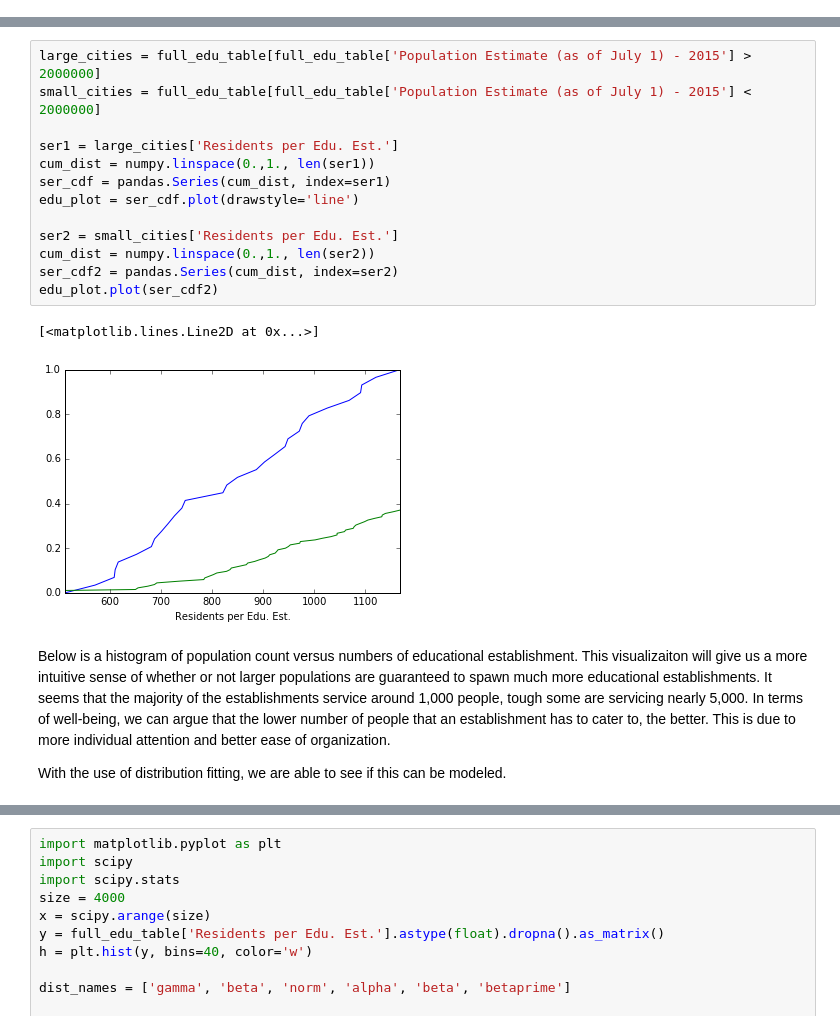
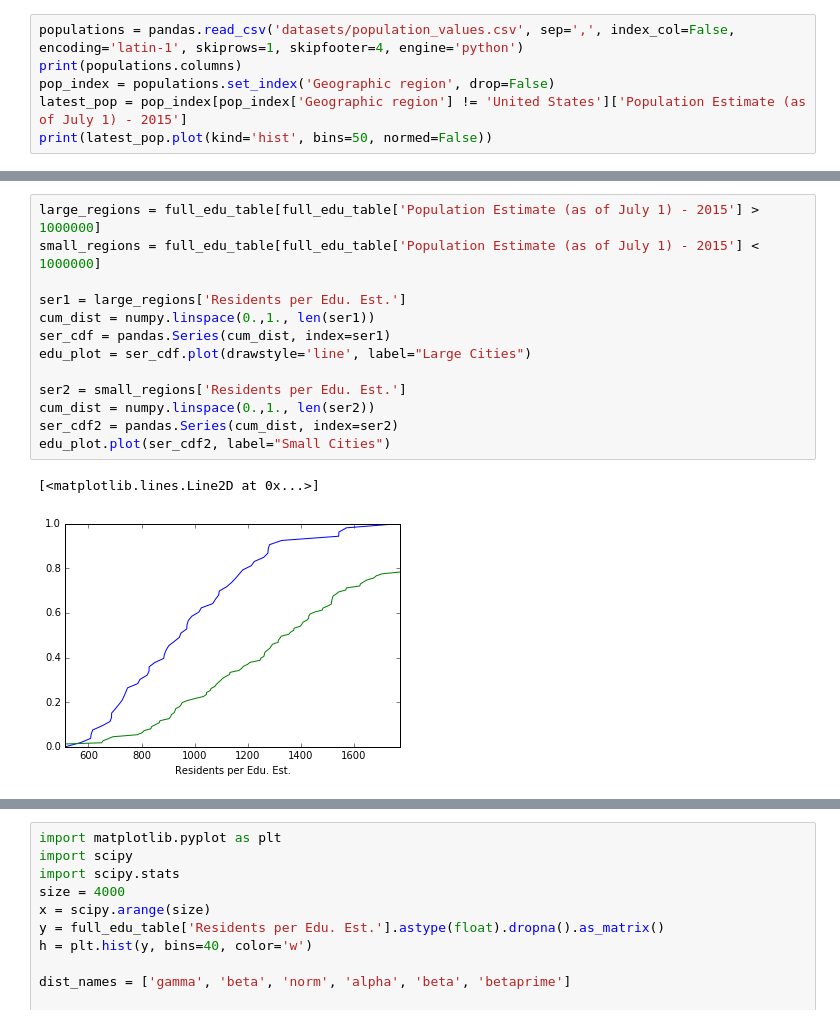
Before and after one commit to jacobjzhang/applied-stats-midterm, a Jupyter notebook: midterm-project.ipynb, the cells around one changed output, grey strips where cells are left out. Drawn from its saved outputs; the diff is of its cells as text.

```diff
--- a/midterm-project.ipynb
+++ b/midterm-project.ipynb
@@ -8,0 +11,6 @@ The first step is to wrangle our data so that we are able to properly utilize th
+# %%
+populations = pandas.read_csv('datasets/population_values.csv', sep=',', index_col=False, encoding='latin-1', skiprows=1, skipfooter=4, engine='python')
+print(populations.columns)
+pop_index = populations.set_index('Geographic region', drop=False)
+latest_pop = pop_index[pop_index['Geographic region'] != 'United States']['Population Estimate (as of July 1) - 2015']
+print(latest_pop.plot(kind='hist', bins=50, normed=False))
@@ -133,20 +127,16 @@ full_edu_table
 # %%
-large_cities = full_edu_table[full_edu_table['Population Estimate (as of July 1) - 2015'] > 2000000]
-small_cities = full_edu_table[full_edu_table['Population Estimate (as of July 1) - 2015'] < 2000000]
+large_regions = full_edu_table[full_edu_table['Population Estimate (as of July 1) - 2015'] > 1000000]
+small_regions = full_edu_table[full_edu_table['Population Estimate (as of July 1) - 2015'] < 1000000]
 
-ser1 = large_cities['Residents per Edu. Est.']
+ser1 = large_regions['Residents per Edu. Est.']
 cum_dist = numpy.linspace(0.,1., len(ser1))
 ser_cdf = pandas.Series(cum_dist, index=ser1)
-edu_plot = ser_cdf.plot(drawstyle='line')
+edu_plot = ser_cdf.plot(drawstyle='line', label="Large Cities")
 
-ser2 = small_cities['Residents per Edu. Est.']
+ser2 = small_regions['Residents per Edu. Est.']
 cum_dist = numpy.linspace(0.,1., len(ser2))
 ser_cdf2 = pandas.Series(cum_dist, index=ser2)
-edu_plot.plot(ser_cdf2)
+edu_plot.plot(ser_cdf2, label="Small Cities")
 # %% [output]
 [<matplotlib.lines.Line2D at 0x...>]
-[figure, old version]
+[figure, new version]
-# %% [markdown]
-Below is a histogram of population count versus numbers of educational establishment. This visualizaiton will give us a more intuitive sense of whether or not larger populations are guaranteed to spawn much more educational establishments. It seems that the majority of the establishments service around 1,000 people, tough some are servicing nearly 5,000. In terms of well-being, we can argue that the lower number of people that an establishment has to cater to, the better. This is due to more individual attention and better ease of organization.
-
-With the use of distribution fitting, we are able to see if this can be modeled.
```
Also changed, not shown: parts of 37 cells of this notebook, 1 other file.
